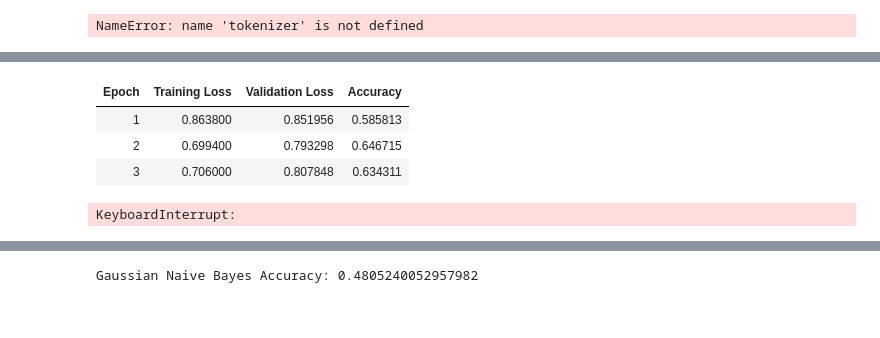
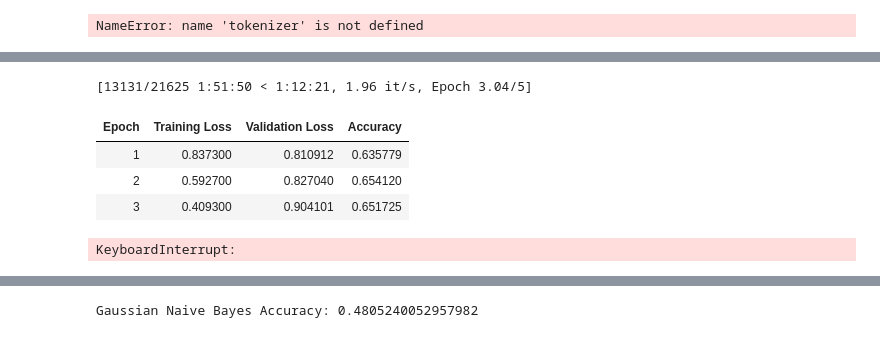
Before and after one commit to ShadaabHasan/student-review-system, a Jupyter notebook: Model/model.ipynb, the cells around one changed output, grey strips where cells are left out. Drawn from its saved outputs; the diff is of its cells as text; code cells hidden in the pictures.

```diff
--- a/Model/model.ipynb
+++ b/Model/model.ipynb
@@ -671,7 +668,7 @@ import pandas as pd
 # Assume combined_train and combined_test are already defined and loaded with "text" and "label" columns
 
 # Step 1: Compute class weights
-labels_list = combined_train["label"]
+labels_list = balanced_train_dataset["label"]
 class_labels = list(set(labels_list))
 class_weights = compute_class_weight(class_weight="balanced", classes=np.array(class_labels), y=np.array(labels_list))
 weights = torch.tensor(class_weights, dtype=torch.float)
@@ -705,7 +702,7 @@ def tokenize_function(example):
     return tokenizer(example["text"], padding="max_length", truncation=True, max_length=256)
 
 # Step 5: Tokenize datasets
-tokenized_datasets_train = combined_train.map(tokenize_function, batched=True)
+tokenized_datasets_train = balanced_train_dataset.map(tokenize_function, batched=True)
 tokenized_datasets_test = combined_test.map(tokenize_function, batched=True)
 tokenized_datasets_train.set_format(type="torch", columns=["input_ids", "attention_mask", "label"])
 tokenized_datasets_test.set_format(type="torch", columns=["input_ids", "attention_mask", "label"])
@@ -749,8 +746,9 @@ trainer.train()
+[13131/21625 1:51:50 < 1:12:21, 1.96 it/s, Epoch 3.04/5]
 | Epoch | Training Loss | Validation Loss | Accuracy |
-| 1 | 0.863800 | 0.851956 | 0.585813 |
-| 2 | 0.699400 | 0.793298 | 0.646715 |
-| 3 | 0.706000 | 0.807848 | 0.634311 |
+| 1 | 0.837300 | 0.810912 | 0.635779 |
+| 2 | 0.592700 | 0.827040 | 0.654120 |
+| 3 | 0.409300 | 0.904101 | 0.651725 |
-KeyboardInterrupt:
+KeyboardInterrupt:
 # %%
 from transformers import TrainingArguments, Trainer, DataCollatorWithPadding
 from sklearn.metrics import accuracy_score
```
Also changed, not shown: parts of 15 cells of this notebook, 1 other file.
